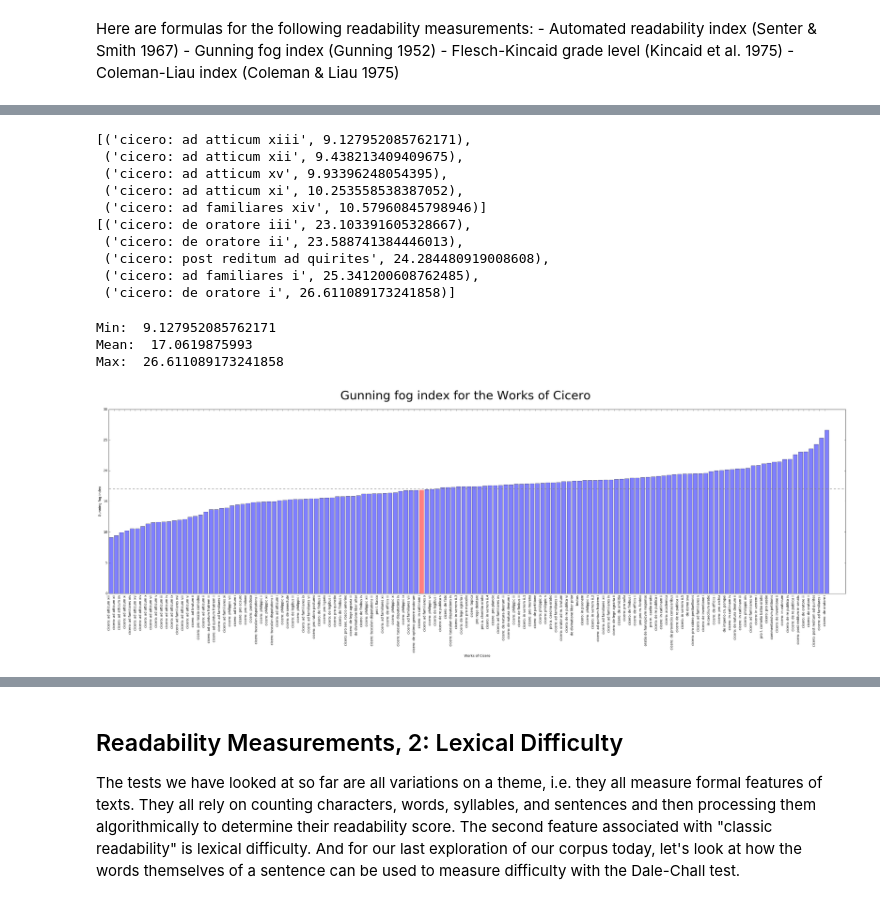
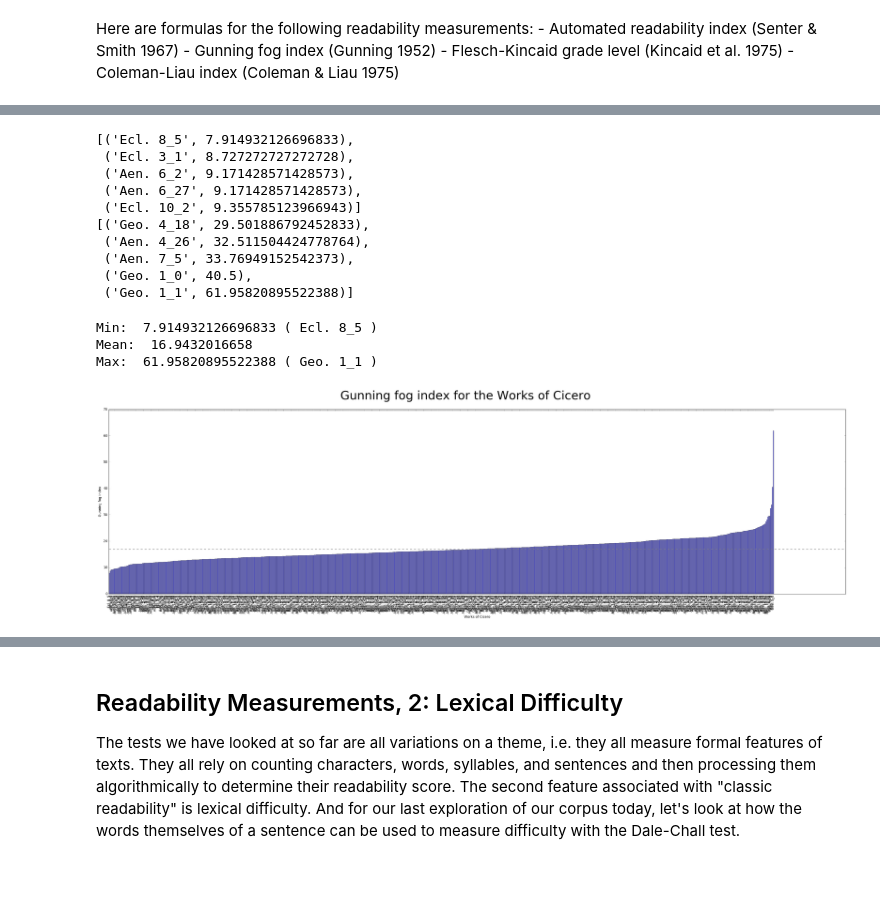
Before and after one commit to diyclassics/readability, a Jupyter notebook: Vergil Readability.ipynb, the cells around one changed output, grey strips where cells are left out. Saved outputs shown, nothing was run; the diff lists cells and outputs as text; code cells hidden in the pictures; blank space fills up the shorter version.

```diff
--- a/Vergil Readability.ipynb
+++ b/Vergil Readability.ipynb
@@ -350,13 +369,0 @@ print(cicero_paras[0][:2])
-# %%
-cicero_sents = []
-
-for paras in cicero_paras:
-    temp = []
-    for para in paras:
-        sents = sent_tokenizer.tokenize(para)
-        sents = [sent for sent in sents if len(sent.split()) > 5]
-        temp.append(sents)
-    cicero_sents.append(temp)
-
-print(len(cicero_sents))
-print(cicero_sents[0][:2])
@@ -523,6 +477,10 @@ def char_count(text):
     return len(text)
 
 def syll_count(text):
+    text = text.replace('qu','qv')
+    text = text.replace('ae','e')
+    text = text.replace('oe','e')
+    text = text.replace('ei','e')
     return sum(letter in 'aeiouy' for letter in text.lower())
 
 def comp_word_count(text):
@@ -559,10 +517,8 @@ def coleman_liau(text):
 # %%
 aris = []
 
-for i, text in enumerate(vergil_texts):
-    #text = "\n".join(paras)
-    aris.append((vergil_titles[i],ari(text)))
-
+for segment in segments:
+    aris.append((segment[0], ari(segment[1])))
 
 aris.sort(key=lambda x: x[1])
 pprint(aris[:5])
@@ -614,58 +571,57 @@ Max:  31.029355209322325
 # %%
 gfs = []
 
-for i, paras in enumerate(cicero_paras):
-    text = "\n".join(paras)
-    gfs.append((cicero_titles[i],gunningfog(text)))
+for segment in segments:
+    gfs.append((segment[0], gunningfog(segment[1])))
 
 
 gfs.sort(key=lambda x: x[1])
 pprint(gfs[:5])
 pprint(gfs[-5:])
 # %% [output]
-[('cicero: ad atticum xiii', 9.127952085762171),
- ('cicero: ad atticum xii', 9.438213409409675),
- ('cicero: ad atticum xv', 9.93396248054395),
- ('cicero: ad atticum xi', 10.253558538387052),
- ('cicero: ad familiares xiv', 10.57960845798946)]
-[('cicero: de oratore iii', 23.103391605328667),
- ('cicero: de oratore ii', 23.588741384446013),
- ('cicero: post reditum ad quirites', 24.284480919008608),
- ('cicero: ad familiares i', 25.341200608762485),
- ('cicero: de oratore i', 26.611089173241858)]
+[('Ecl. 8_5', 7.914932126696833),
+ ('Ecl. 3_1', 8.727272727272728),
+ ('Aen. 6_2', 9.171428571428573),
+ ('Aen. 6_27', 9.171428571428573),
+ ('Ecl. 10_2', 9.355785123966943)]
+[('Geo. 4_18', 29.501886792452833),
+ ('Aen. 4_26', 32.511504424778764),
+ ('Aen. 7_5', 33.76949152542373),
+ ('Geo. 1_0', 40.5),
+ ('Geo. 1_1', 61.95820895522388)]
 # %%
 test = "Gunning fog index"
 
 objects = [item[0] for item in gfs]
 scores = [item[1] for item in gfs]
 min_score = min(scores)
 mean_score = np.mean(scores)
 max_score = max(scores)
 
 print('Min: ', min_score, '(', objects[scores.index(min_score)], ')')
 print('Mean: ', mean_score)
 print('Max: ', max_score, '(', objects[scores.index(max_score)], ')')
 
 y_pos = np.arange(len(objects))
 plt.figure(figsize=(40,10))
 barlist = plt.bar(y_pos, scores, alpha=.5)
-barlist[objects.index('cicero: in catilinam i')].set_color('r')
+#barlist[objects.index('cicero: in catilinam i')].set_color('r')
 
 plt.xticks(y_pos, objects)
 plt.axhline(y=mean_score,color='gray',ls='dashed')
 plt.suptitle('%s for the Works of Cicero' % test, fontsize=36)
 plt.xlabel('Works of Cicero')
 plt.ylabel(test)
 
 locs, labels = plt.xticks()
 plt.setp(labels, rotation=90)
 
 plt.show()
 # %% [output]
-Min:  9.127952085762171
-Mean:  17.0619875993
-Max:  26.611089173241858
+Min:  7.914932126696833 ( Ecl. 8_5 )
+Mean:  16.9432016658
+Max:  61.95820895522388 ( Geo. 1_1 )
-[figure, old version]
+[figure, new version]
 # %%
 fks = []
 
```
Also changed, not shown: parts of 27 cells of this notebook.
